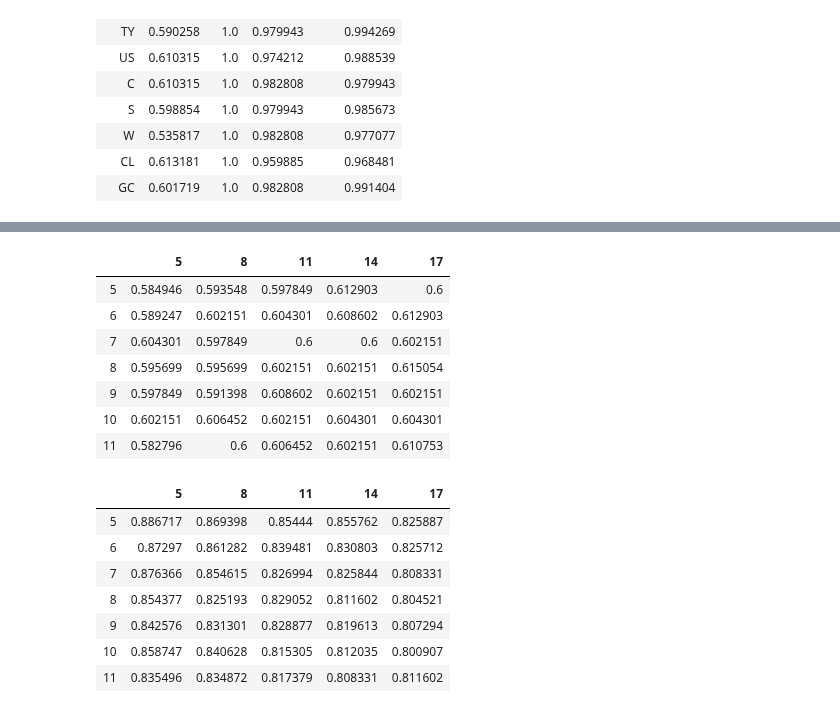
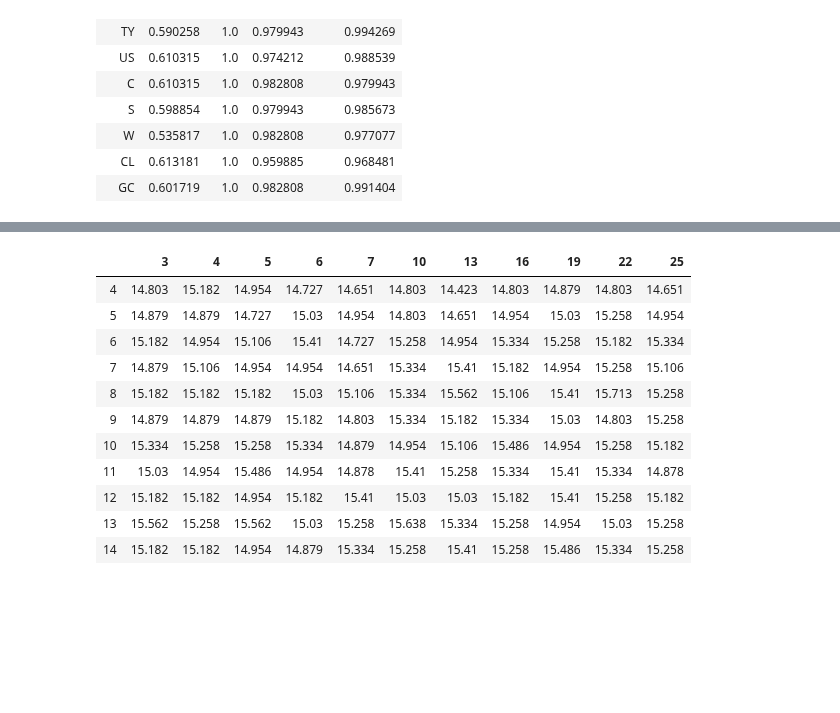
Before and after one commit to QuantCS109/TrumpTweets, a Jupyter notebook: notebooks_modelling/all_models.ipynb, the cells around one changed output, grey strips where cells are left out. Saved outputs shown, nothing was run; the diff lists cells and outputs as text; code cells hidden in the pictures; blank space fills up the shorter version.

Commit message:
(FEAT) cross validation and results!!

```diff
--- a/notebooks_modelling/all_models.ipynb
+++ b/notebooks_modelling/all_models.ipynb
@@ -251,18 +247,15 @@ plong
 # %%
-instrument_list = ['ES', 'NQ', 'CD', 'EC', 'JY', 'MP', 'TY', 'US', 'C', 'S', 'W', 'CL', 'GC']
-strat_sharpes = {}
-strat_rets = {}
-strat_cum_rets = {}
-strat_models = {}
-depth_list = range(5,15)
-max_features_list = range(4,23,3)
-accuracies = {inst:pd.DataFrame(columns=max_features_list, index=depth_list) for inst in instrument_list}
-f1scores = {inst:pd.DataFrame(columns=max_features_list, index=depth_list) for inst in instrument_list}
-logloss = {inst:pd.DataFrame(columns=max_features_list, index=depth_list) for inst in instrument_list}
-plong = {inst:pd.DataFrame(columns=max_features_list, index=depth_list) for inst in instrument_list}
+
+depth_list = range(4,15)
+max_features_list = list(range(3,7,1)) + list(range(7,26,3))
+accuracies_rf = {inst:pd.DataFrame(columns=max_features_list, index=depth_list) for inst in instrument_list}
+f1scores_rf = {inst:pd.DataFrame(columns=max_features_list, index=depth_list) for inst in instrument_list}
+logloss_rf = {inst:pd.DataFrame(columns=max_features_list, index=depth_list) for inst in instrument_list}
+plong_rf = {inst:pd.DataFrame(columns=max_features_list, index=depth_list) for inst in instrument_list}
+cv_rf = pd.DataFrame(index = instrument_list, columns = ['max_depth','max_features'])
 n_splits = 5
-for inst in tqdm([instrument_list[0]]):
-    for dl in tqdm(depth_list):
+for inst in tqdm(instrument_list):
+    for dl in depth_list:
         for mf in max_features_list:
 
             X, X_test, y, y_test = train_test_split(x_dict[inst], y_dict[inst], test_size=0.20, shuffle=False)
@@ -277,13 +270,19 @@ for inst in tqdm([instrument_list[0]]):
             for train_index, valid_index in time_split:
                 X_train, X_valid = X.iloc[train_index], X.iloc[valid_index]
                 y_train, y_valid = y.iloc[train_index], y.iloc[valid_index]
+                X_valid = X_valid[2:]
+                y_valid = y_valid[2:]
                 tm.fit(X_train, y_train)
                 ac = ac + tm.model.score(X_valid, y_valid)
                 f1 = f1 + f1_score(tm.model.predict(X_valid),y_valid)
                 p = p + tm.model.predict(X_valid).mean()
-                ll = ll + log_loss(tm.model.predict(X_valid),y_valid)
+                ll = ll + log_loss(y_valid, tm.model.predict(X_valid))
 
-            accuracies[inst].loc[dl,mf] = round(ac / n_splits,3)
-            f1scores[inst].loc[dl,mf] = round(f1 / n_splits,3)
-            plong.loc[inst][dl,mf] = ( round(p / n_splits, 3) )
-            logloss.loc[inst][dl,mf] = ( round(ll / n_splits, 3) )
+            accuracies_rf[inst].loc[dl,mf] = round(ac / n_splits,3)
+            f1scores_rf[inst].loc[dl,mf] = round(f1 / n_splits,3)
+            plong_rf[inst].loc[dl,mf] = ( round(p / n_splits, 3) )
+            logloss_rf[inst].loc[dl,mf] = ( round(ll / n_splits, 3) )
+
+    x1 = logloss_rf[inst].astype('float').min(axis=1).idxmin()
+    x2 = logloss_rf[inst].astype('float').loc[x1].idxmin()
+    cv_rf.loc[inst] = np.array([x1,x2])
@@ -304,22 +306,15 @@ strat_sharpes['S']
 # %%
-accuracies['ES']
+logloss_rf['ES']
 # %% [output]
-|  | 5 | 8 | 11 | 14 | 17 |
-| 5 | 0.584946 | 0.593548 | 0.597849 | 0.612903 | 0.6 |
-| 6 | 0.589247 | 0.602151 | 0.604301 | 0.608602 | 0.612903 |
-| 7 | 0.604301 | 0.597849 | 0.6 | 0.6 | 0.602151 |
-| 8 | 0.595699 | 0.595699 | 0.602151 | 0.602151 | 0.615054 |
-| 9 | 0.597849 | 0.591398 | 0.608602 | 0.602151 | 0.602151 |
-| 10 | 0.602151 | 0.606452 | 0.602151 | 0.604301 | 0.604301 |
-| 11 | 0.582796 | 0.6 | 0.606452 | 0.602151 | 0.610753 |
+|  | 3 | 4 | 5 | 6 | 7 | 10 | 13 | 16 | 19 | 22 | 25 |
+| 4 | 14.803 | 15.182 | 14.954 | 14.727 | 14.651 | 14.803 | 14.423 | 14.803 | 14.879 | 14.803 | 14.651 |
+| 5 | 14.879 | 14.879 | 14.727 | 15.03 | 14.954 | 14.803 | 14.651 | 14.954 | 15.03 | 15.258 | 14.954 |
+| 6 | 15.182 | 14.954 | 15.106 | 15.41 | 14.727 | 15.258 | 14.954 | 15.334 | 15.258 | 15.182 | 15.334 |
+| 7 | 14.879 | 15.106 | 14.954 | 14.954 | 14.651 | 15.334 | 15.41 | 15.182 | 14.954 | 15.258 | 15.106 |
+| 8 | 15.182 | 15.182 | 15.182 | 15.03 | 15.106 | 15.334 | 15.562 | 15.106 | 15.41 | 15.713 | 15.258 |
+| 9 | 14.879 | 14.879 | 14.879 | 15.182 | 14.803 | 15.334 | 15.182 | 15.334 | 15.03 | 14.803 | 15.258 |
+| 10 | 15.334 | 15.258 | 15.258 | 15.334 | 14.879 | 14.954 | 15.106 | 15.486 | 14.954 | 15.258 | 15.182 |
+| 11 | 15.03 | 14.954 | 15.486 | 14.954 | 14.878 | 15.41 | 15.258 | 15.334 | 15.41 | 15.334 | 14.878 |
+| 12 | 15.182 | 15.182 | 14.954 | 15.182 | 15.41 | 15.03 | 15.03 | 15.182 | 15.41 | 15.258 | 15.182 |
+| 13 | 15.562 | 15.258 | 15.562 | 15.03 | 15.258 | 15.638 | 15.334 | 15.258 | 14.954 | 15.03 | 15.258 |
+| 14 | 15.182 | 15.182 | 14.954 | 14.879 | 15.334 | 15.258 | 15.41 | 15.258 | 15.486 | 15.334 | 15.258 |
-# %%
-precisions['ES']
-# %% [output]
-|  | 5 | 8 | 11 | 14 | 17 |
-| 5 | 0.886717 | 0.869398 | 0.85444 | 0.855762 | 0.825887 |
-| 6 | 0.87297 | 0.861282 | 0.839481 | 0.830803 | 0.825712 |
-| 7 | 0.876366 | 0.854615 | 0.826994 | 0.825844 | 0.808331 |
-| 8 | 0.854377 | 0.825193 | 0.829052 | 0.811602 | 0.804521 |
-| 9 | 0.842576 | 0.831301 | 0.828877 | 0.819613 | 0.807294 |
-| 10 | 0.858747 | 0.840628 | 0.815305 | 0.812035 | 0.800907 |
-| 11 | 0.835496 | 0.834872 | 0.817379 | 0.808331 | 0.811602 |
```
Also changed, not shown: parts of 20 cells of this notebook, 8 other files.
